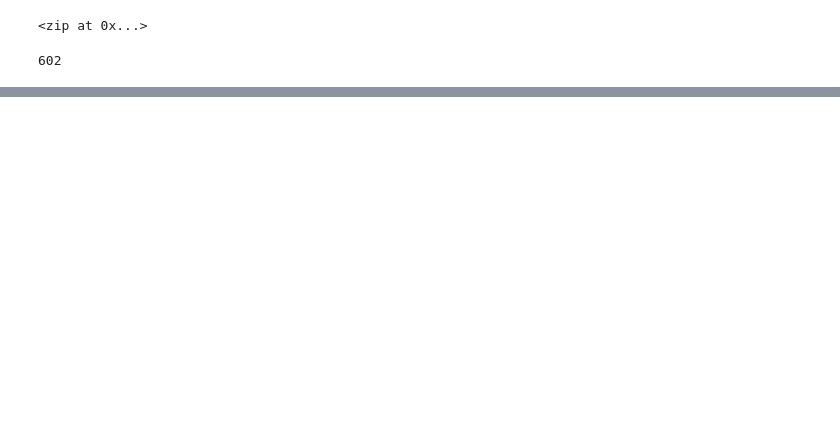
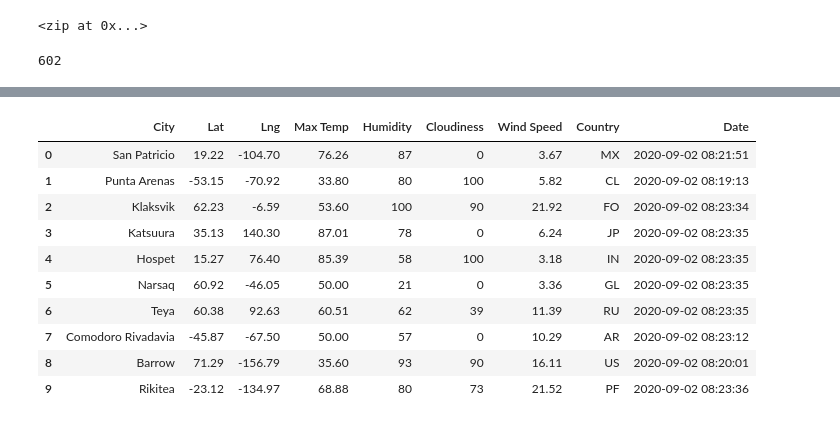
Before and after one commit to anupoonja/World_Weather_Analysis, a Jupyter notebook: WeatherPy.ipynb, the cells around one changed output, grey strips where cells are left out. Saved outputs shown, nothing was run; the diff lists cells and outputs as text; code cells hidden in the pictures; blank space fills up the shorter version.

```diff
--- a/WeatherPy.ipynb
+++ b/WeatherPy.ipynb
@@ -35,0 +123,16 @@ len(cities)
+# %%
+# Convert the array of dictionaries to a Pandas DataFrame.
+city_data_df = pd.DataFrame(city_data)
+city_data_df.head(10)
+# %% [output]
+|  | City | Lat | Lng | Max Temp | Humidity | Cloudiness | Wind Speed | Country | Date |
+| 0 | San Patricio | 19.22 | -104.70 | 76.26 | 87 | 0 | 3.67 | MX | 2020-09-02 08:21:51 |
+| 1 | Punta Arenas | -53.15 | -70.92 | 33.80 | 80 | 100 | 5.82 | CL | 2020-09-02 08:19:13 |
+| 2 | Klaksvik | 62.23 | -6.59 | 53.60 | 100 | 90 | 21.92 | FO | 2020-09-02 08:23:34 |
+| 3 | Katsuura | 35.13 | 140.30 | 87.01 | 78 | 0 | 6.24 | JP | 2020-09-02 08:23:35 |
+| 4 | Hospet | 15.27 | 76.40 | 85.39 | 58 | 100 | 3.18 | IN | 2020-09-02 08:23:35 |
+| 5 | Narsaq | 60.92 | -46.05 | 50.00 | 21 | 0 | 3.36 | GL | 2020-09-02 08:23:35 |
+| 6 | Teya | 60.38 | 92.63 | 60.51 | 62 | 39 | 11.39 | RU | 2020-09-02 08:23:35 |
+| 7 | Comodoro Rivadavia | -45.87 | -67.50 | 50.00 | 57 | 0 | 10.29 | AR | 2020-09-02 08:23:12 |
+| 8 | Barrow | 71.29 | -156.79 | 35.60 | 93 | 90 | 16.11 | US | 2020-09-02 08:20:01 |
+| 9 | Rikitea | -23.12 | -134.97 | 68.88 | 80 | 73 | 21.52 | PF | 2020-09-02 08:23:36 |
```
Also changed, not shown: parts of 4 cells of this notebook, 1 other file.
